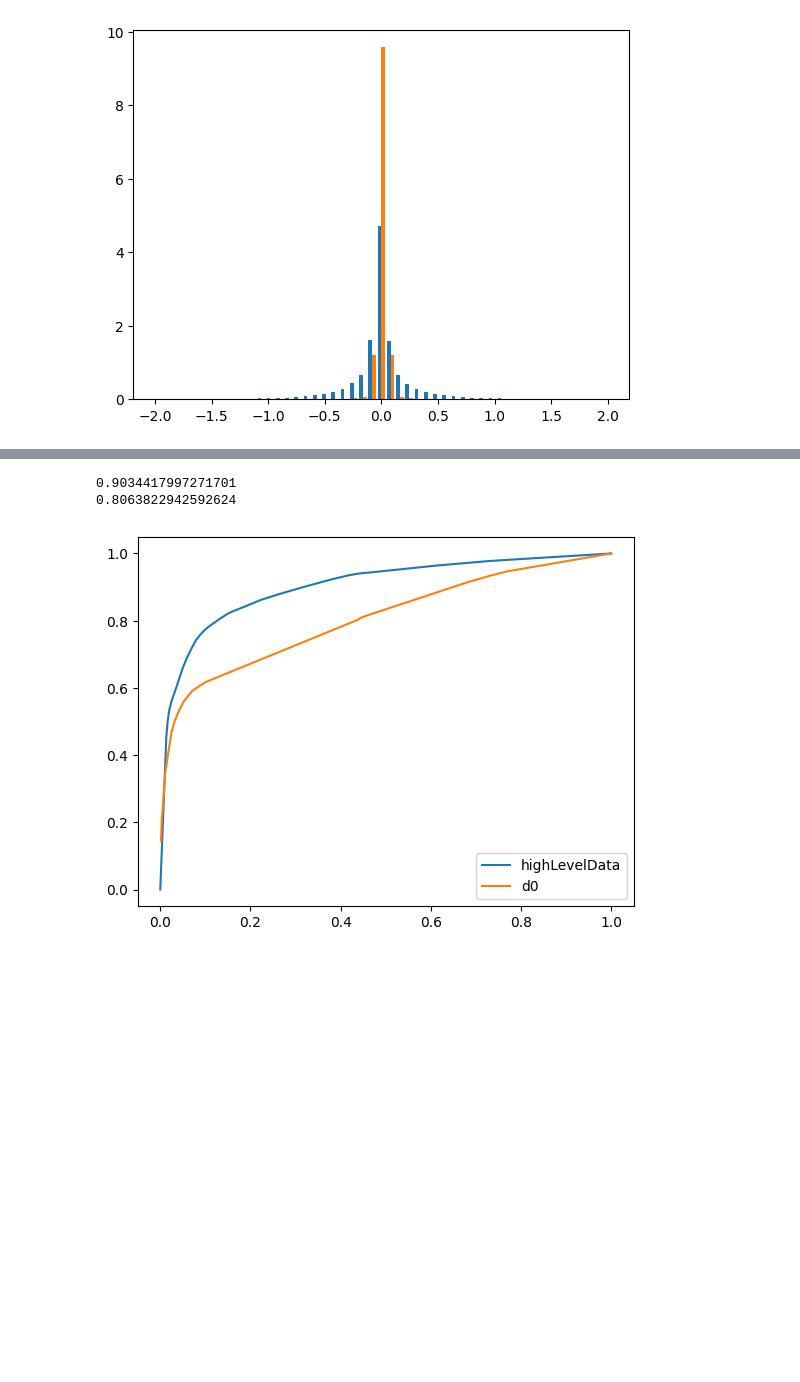
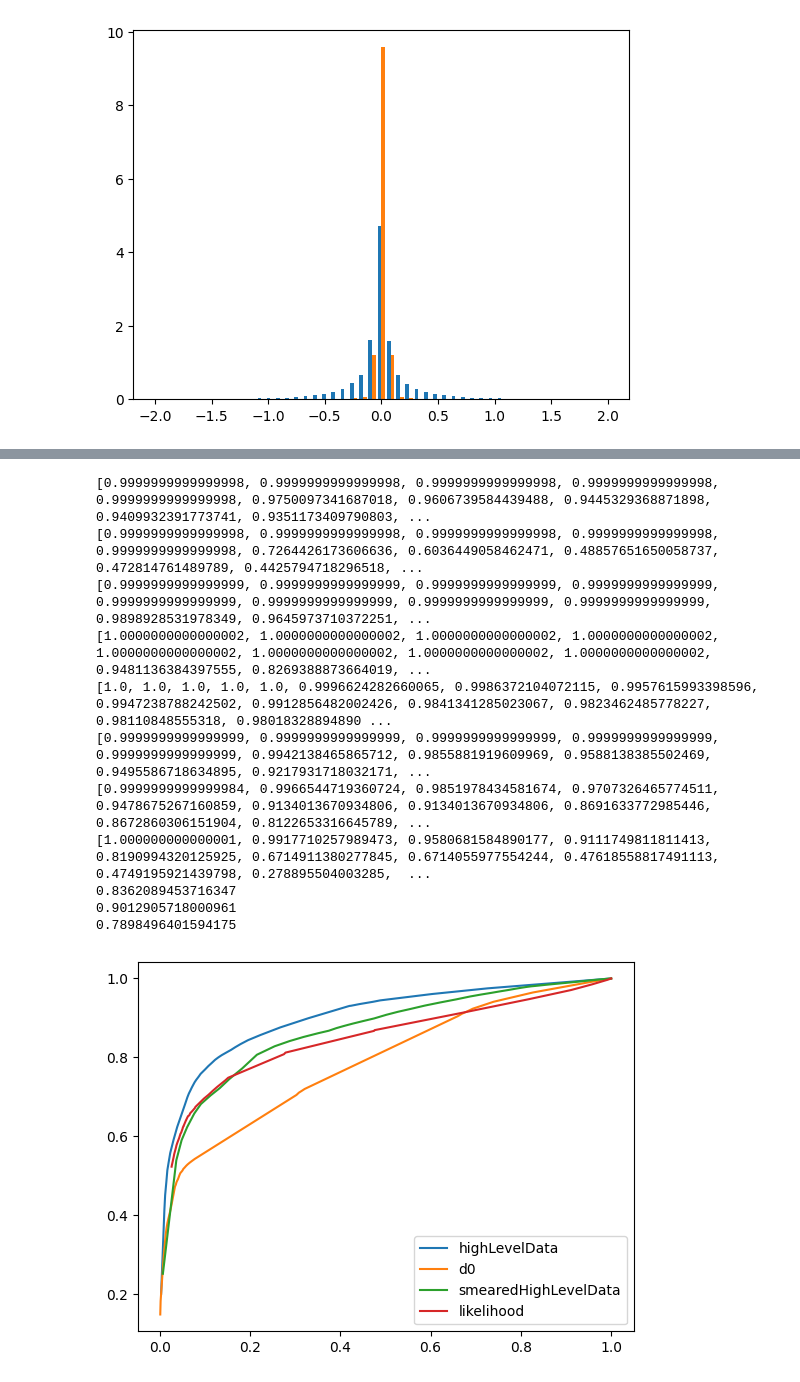
Before and after one commit to CarmellaLi/detecting-Higgs-w-ML, a Jupyter notebook: useDatasetTest100k.ipynb, the cells around one changed output, grey strips where cells are left out. Drawn from its saved outputs; the diff is of its cells as text; code cells hidden in the pictures; blank space fills up the shorter version.

```diff
--- a/useDatasetTest100k.ipynb
+++ b/useDatasetTest100k.ipynb
@@ -315,3 +348,17 @@ print(no_inf.shape)
+# %%
+high_lev_data_smear = no_inf.loc[:,['track_2_d0_significance_smear','track_3_d0_significance_smear','track_2_z0_significance_smear','track_3_z0_significance_smear','n_tracks_over_d0_threshold']]
+# %%
+temp_y=no_inf[2]
+temp_y = temp_y.values.tolist()
+
+smeared_data = high_lev_data_smear.to_numpy()
+smeared_data_bj=[]
+smeared_data_lf=[]
+for i in range(len(temp_y)):
+    if temp_y[i] == 5:
+        smeared_data_bj.append(smeared_data[i])
+    else:
+        smeared_data_lf.append(smeared_data[i])
 # %%
 high_lev_y = no_inf[2]
 high_lev_y = high_lev_y.values.tolist()
@@ -403,0 +451,11 @@ hlCounts,hlbins,_=plt.hist([true,false], bins=np.linspace(0,1,50), density=True)
+# %%
+smeared_data_bj = torch.tensor(smeared_data_bj, dtype=torch.float32)
+smeared_data_lf = torch.tensor(smeared_data_lf, dtype=torch.float32)
+
+pos = simpleModel(smeared_data_bj)
+pos=torch.flatten(pos).tolist()
+neg = simpleModel(smeared_data_lf)
+neg=torch.flatten(neg).tolist()
+# %%
+
+smearCounts,smearbins,_=plt.hist([pos,neg], bins=np.linspace(0,1,50), density=True)
@@ -404,10 +464,22 @@ hlCounts,hlbins,_=plt.hist([true,false], bins=np.linspace(0,1,50), density=True)
 # %%
 aucHL=pltROCnAUC(hlCounts,hlbins,"highLevelData")
 aucd0=pltROCnAUC(d0Counts,d0bins,"d0")
+aucSmear=pltROCnAUC(smearCounts,smearbins,"smearedHighLevelData")
+likelihoodArea=pltROCnAUC(llhcounts,llhbins,"likelihood")
+print(-likelihoodArea)
 
 print(-aucHL)
 print(-aucd0)
 # %% [output]
-0.9034417997271701
-0.8063822942592624
+[0.9999999999999998, 0.9999999999999998, 0.9999999999999998, 0.9999999999999998, 0.9999999999999998, 0.9750097341687018, 0.9606739584439488, 0.9445329368871898, 0.9409932391773741, 0.9351173409790803, ...
+[0.9999999999999998, 0.9999999999999998, 0.9999999999999998, 0.9999999999999998, 0.9999999999999998, 0.7264426173606636, 0.6036449058462471, 0.48857651650058737, 0.472814761489789, 0.4425794718296518, ...
+[0.9999999999999999, 0.9999999999999999, 0.9999999999999999, 0.9999999999999999, 0.9999999999999999, 0.9999999999999999, 0.9999999999999999, 0.9999999999999999, 0.9898928531978349, 0.9645973710372251, ...
+[1.0000000000000002, 1.0000000000000002, 1.0000000000000002, 1.0000000000000002, 1.0000000000000002, 1.0000000000000002, 1.0000000000000002, 1.0000000000000002, 0.9481136384397555, 0.8269388873664019, ...
+[1.0, 1.0, 1.0, 1.0, 1.0, 0.9996624282660065, 0.9986372104072115, 0.9957615993398596, 0.9947238788242502, 0.9912856482002426, 0.9841341285023067, 0.9823462485778227, 0.98110848555318, 0.98018328894890 ...
+[0.9999999999999999, 0.9999999999999999, 0.9999999999999999, 0.9999999999999999, 0.9999999999999999, 0.9942138465865712, 0.9855881919609969, 0.9588138385502469, 0.9495586718634895, 0.9217931718032171, ...
+[0.9999999999999984, 0.9966544719360724, 0.9851978434581674, 0.9707326465774511, 0.9478675267160859, 0.9134013670934806, 0.9134013670934806, 0.8691633772985446, 0.8672860306151904, 0.8122653316645789, ...
+[1.000000000000001, 0.9917710257989473, 0.9580681584890177, 0.9111749811811413, 0.8190994320125925, 0.6714911380277845, 0.6714055977554244, 0.47618558817491113, 0.4749195921439798, 0.278895504003285,  ...
+0.8362089453716347
+0.9012905718000961
+0.7898496401594175
-[figure, old version]
+[figure, new version]
```
Also changed, not shown: parts of 22 cells of this notebook.
